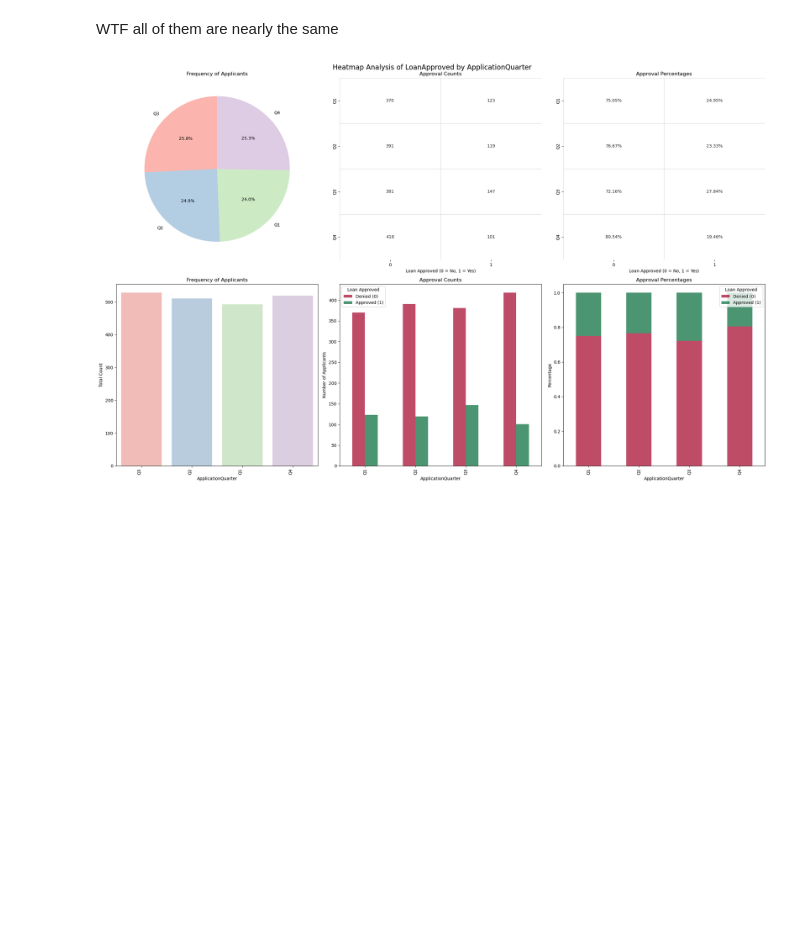
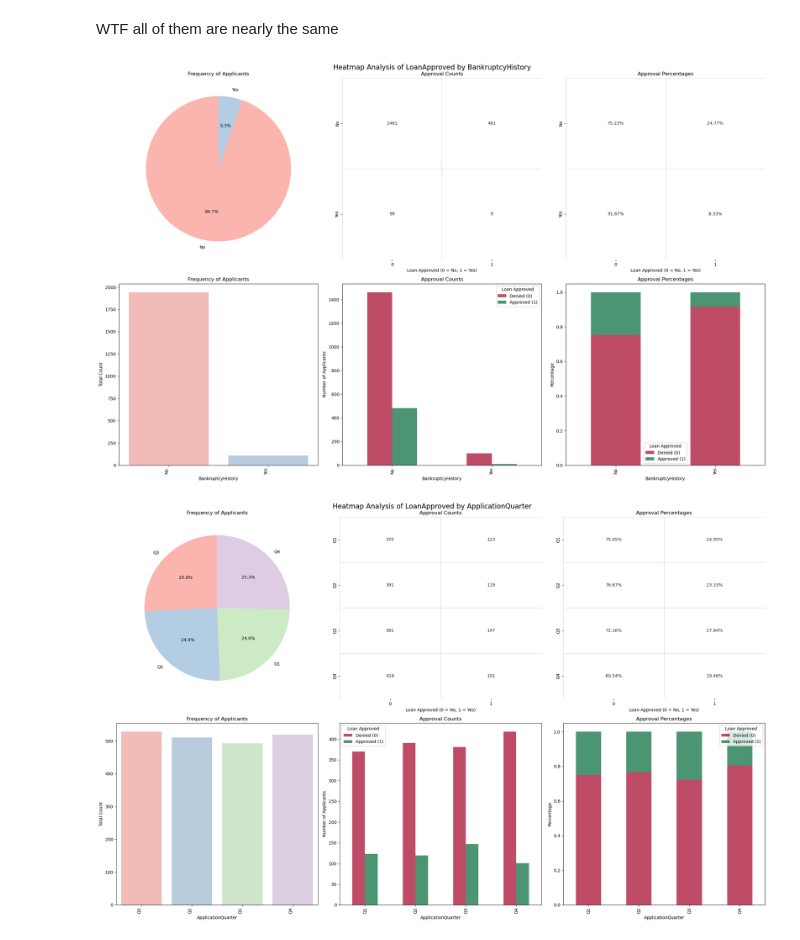
Before and after one commit to KimiyaVahidMotlagh/QBC-DA10-Group4Project1, a Jupyter notebook: DA10_EDA(Arash).ipynb, the cells around one changed output. Saved outputs shown, nothing was run; the diff lists cells and outputs as text; code cells hidden in the pictures; blank space fills up the shorter version.

```diff
--- a/DA10_EDA(Arash).ipynb
+++ b/DA10_EDA(Arash).ipynb
@@ -457,3 +461,7 @@ df['ApplicationDateFirstHalfofYear'] = df['ApplicationDate'].dt.dayofyear.apply(
+# %%
+plot_categorical_vs_target(df, categorical_col='BankruptcyHistory', target_col='LoanApproved')
+# %% [output]
+[figure, added]
 # %%
 plot_categorical_vs_target(df, categorical_col='ApplicationQuarter', target_col='LoanApproved')
 # %% [output]
```
Also changed, not shown: parts of 27 cells of this notebook.
